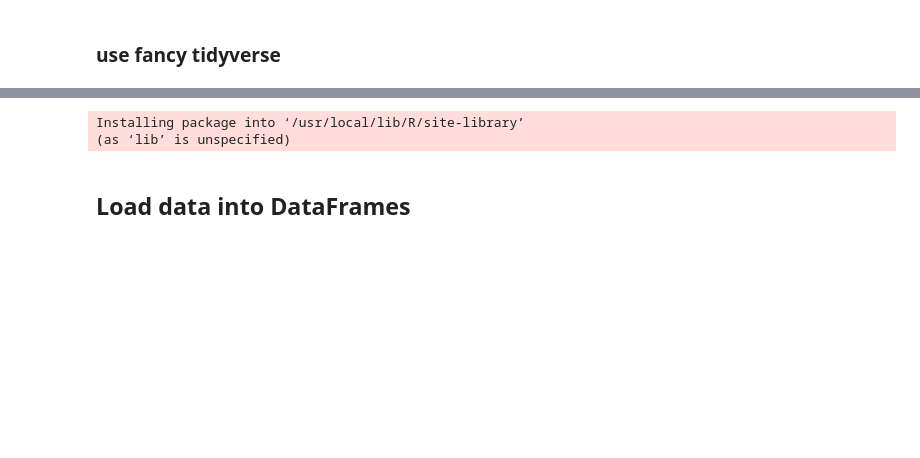
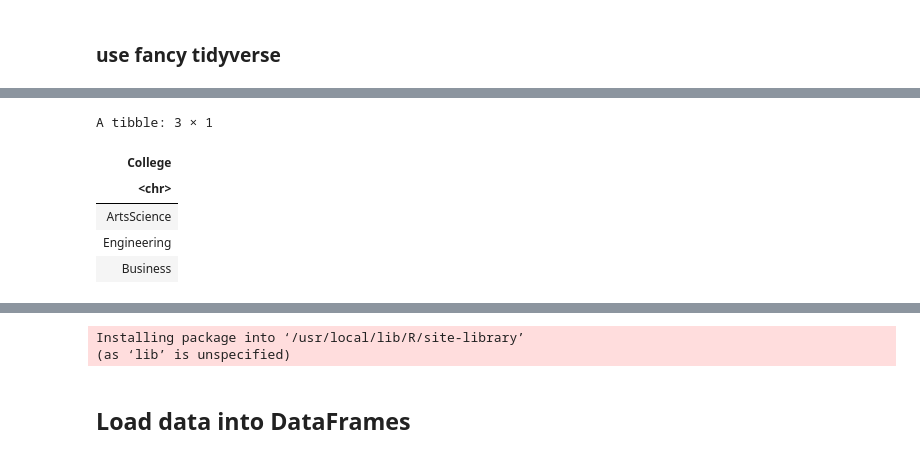
Before and after one commit to hongqin/Use-R-in-CoLab, a Jupyter notebook: Learn_R_county_Covid19.ipynb, the cells around one changed output, grey strips where cells are left out. Drawn from its saved outputs; the diff is of its cells as text; code cells hidden in the pictures; blank space fills up the shorter version.

```diff
--- a/Learn_R_county_Covid19.ipynb
+++ b/Learn_R_county_Covid19.ipynb
@@ -349,0 +349,9 @@ A tibble: 12 × 2
+# %%
+tb %>% select( College) %>% distinct
+# %% [output]
+A tibble: 3 × 1
+| College |
+| <chr> |
+| ArtsScience |
+| Engineering |
+| Business |
```
Also changed, not shown: parts of 18 cells of this notebook.
